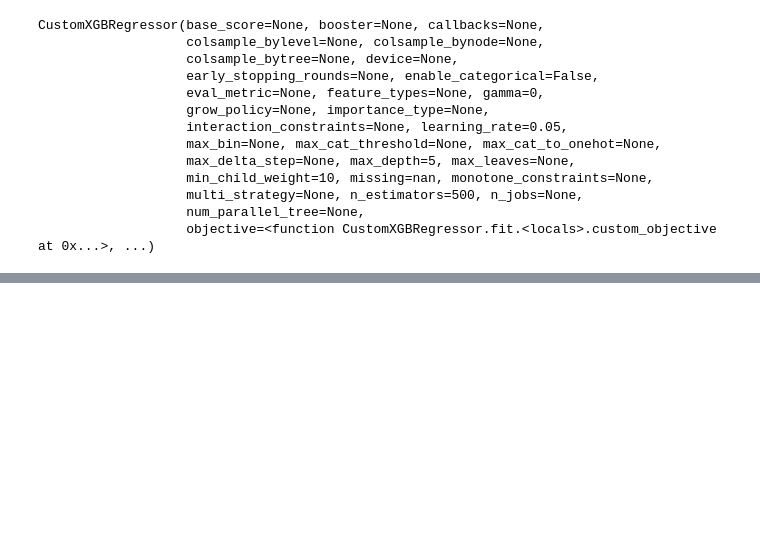
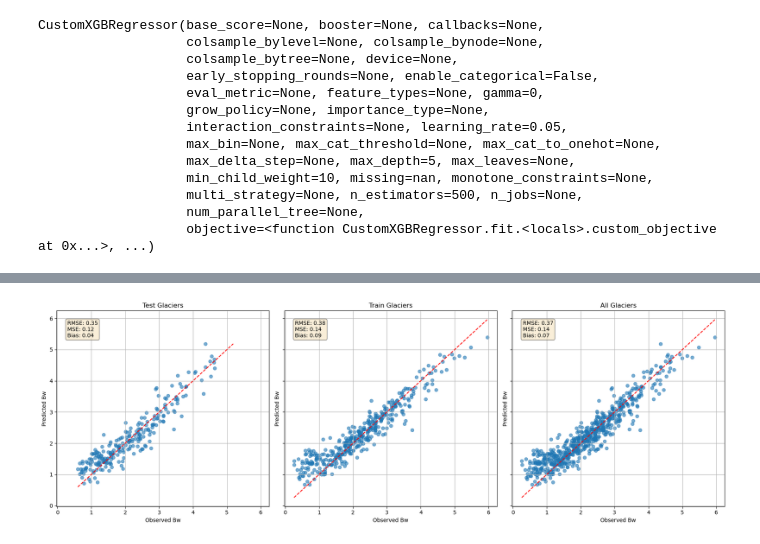
Before and after one commit to khsjursen/ML_MB_Norway, a Jupyter notebook: predict_glacier_wide.ipynb, the cells around one changed output, grey strips where cells are left out. Saved outputs shown, nothing was run; the diff lists cells and outputs as text; code cells hidden in the pictures; blank space fills up the shorter version.

```diff
--- a/predict_glacier_wide.ipynb
+++ b/predict_glacier_wide.ipynb
@@ -922,0 +922,6 @@ plt.show()
+# %%
+# Call the function with the desired variable
+# Plot for Ba
+plot_aggregated_scatter('Bw')
+# %% [output]
+[figure, added]
```
Also changed, not shown: parts of 50 cells of this notebook, 1 other file.
